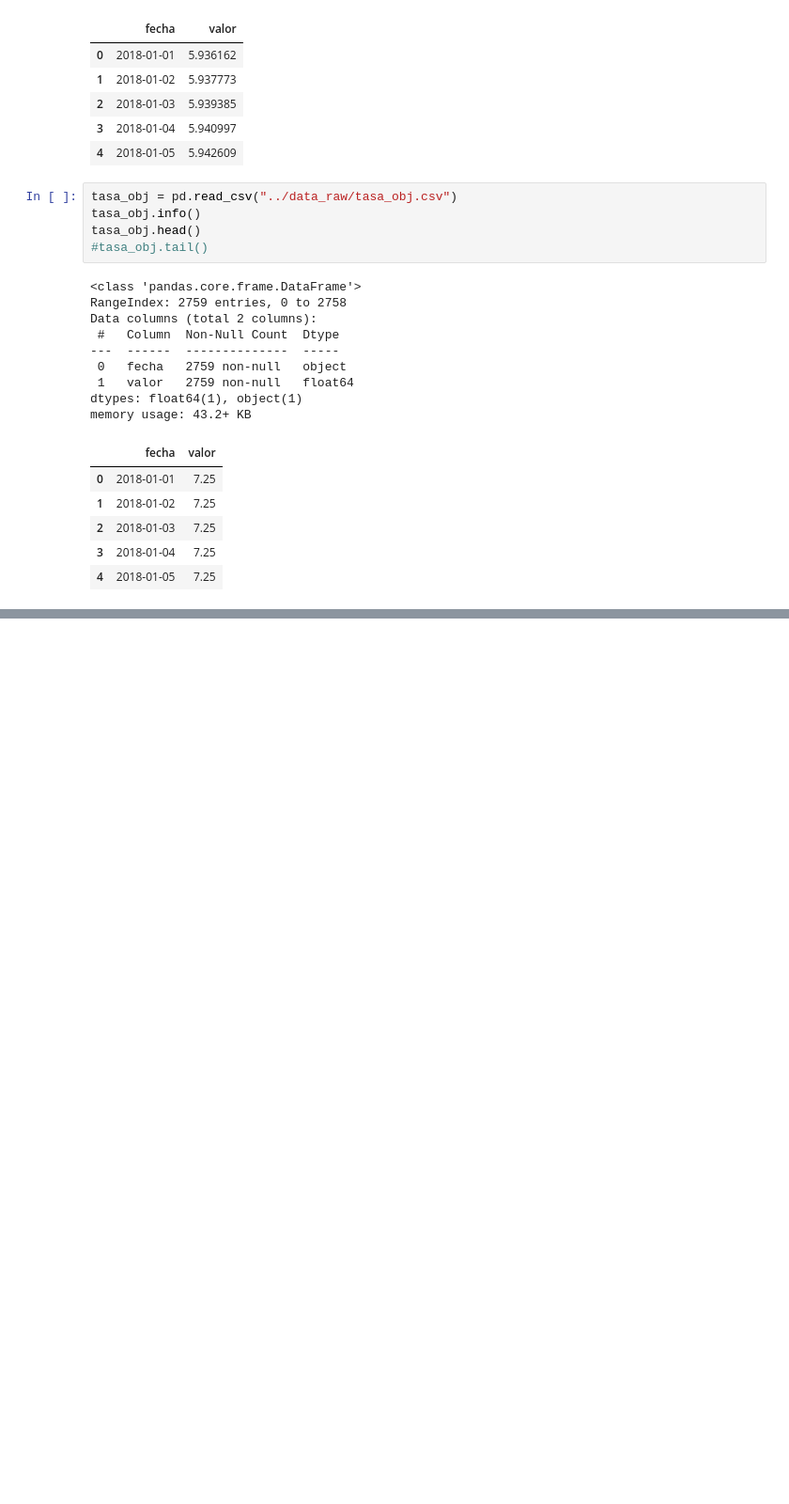
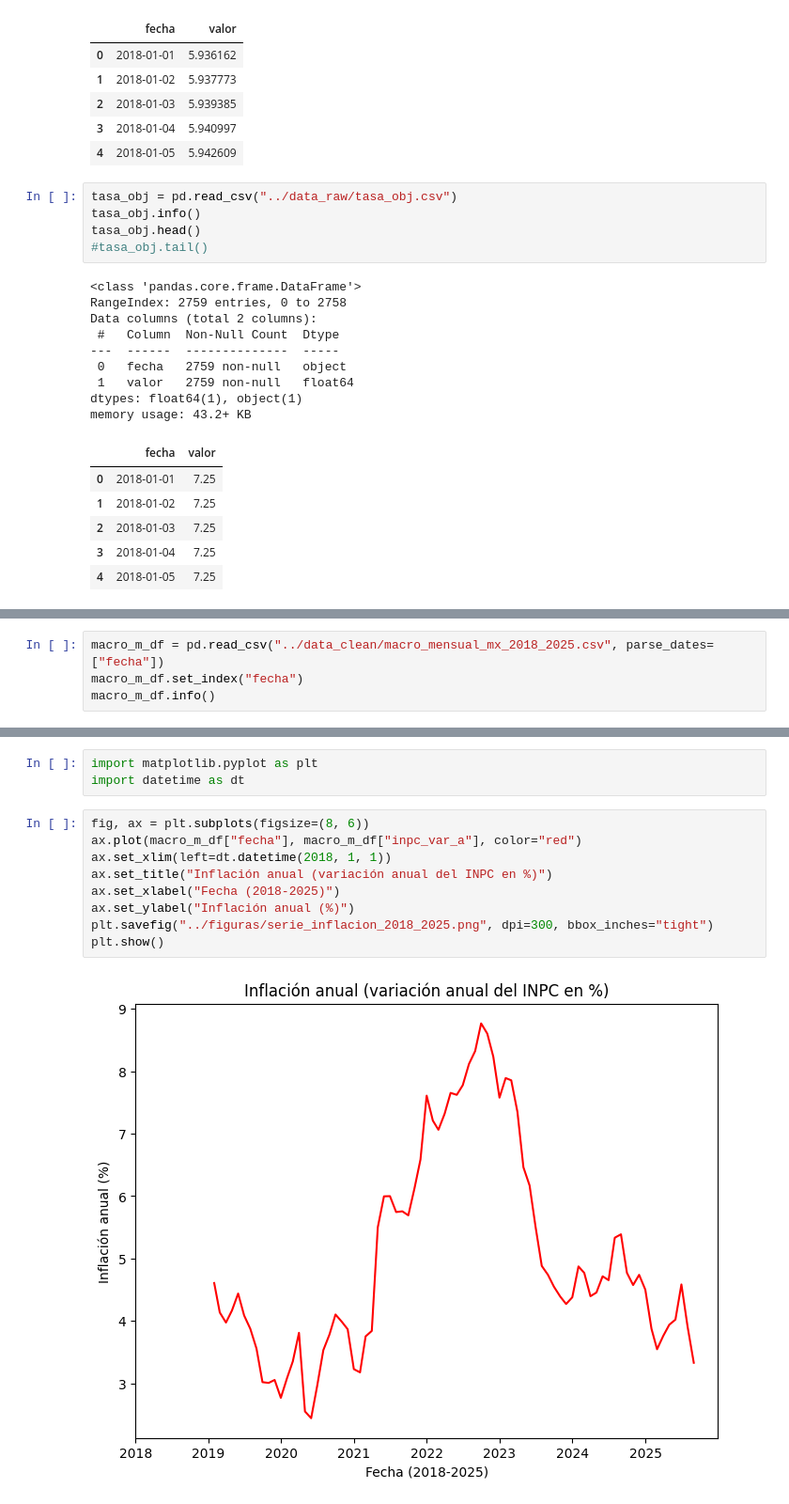
Before and after one commit to AmaKings9/banxico-analisis-inpc-fix-politica, a Jupyter notebook: notebooks/exploracion_data.ipynb, the cells around one changed output, grey strips where cells are left out. Shown at 94% size. Drawn from its saved outputs; the diff is of its cells as text; blank space fills up the shorter version.

Commit message:
Update data exploration notebook with time series and scatter plots

```diff
--- a/notebooks/exploracion_data.ipynb
+++ b/notebooks/exploracion_data.ipynb
@@ -70,0 +107,4 @@ memory usage: 43.2+ KB
+# %%
+macro_m_df = pd.read_csv("../data_clean/macro_mensual_mx_2018_2025.csv", parse_dates=["fecha"])
+macro_m_df.set_index("fecha")
+macro_m_df.info()
@@ -70,0 +156,14 @@ memory usage: 43.2+ KB
+# %%
+import matplotlib.pyplot as plt
+import datetime as dt
+# %%
+fig, ax = plt.subplots(figsize=(8, 6))
+ax.plot(macro_m_df["fecha"], macro_m_df["inpc_var_a"], color="red")
+ax.set_xlim(left=dt.datetime(2018, 1, 1))
+ax.set_title("Inflación anual (variación anual del INPC en %)")
+ax.set_xlabel("Fecha (2018-2025)")
+ax.set_ylabel("Inflación anual (%)")
+plt.savefig("../figuras/serie_inflacion_2018_2025.png", dpi=300, bbox_inches="tight")
+plt.show()
+# %% [output]
+[figure, added]
```
Also changed, not shown: parts of 12 cells of this notebook, 5 other files.
